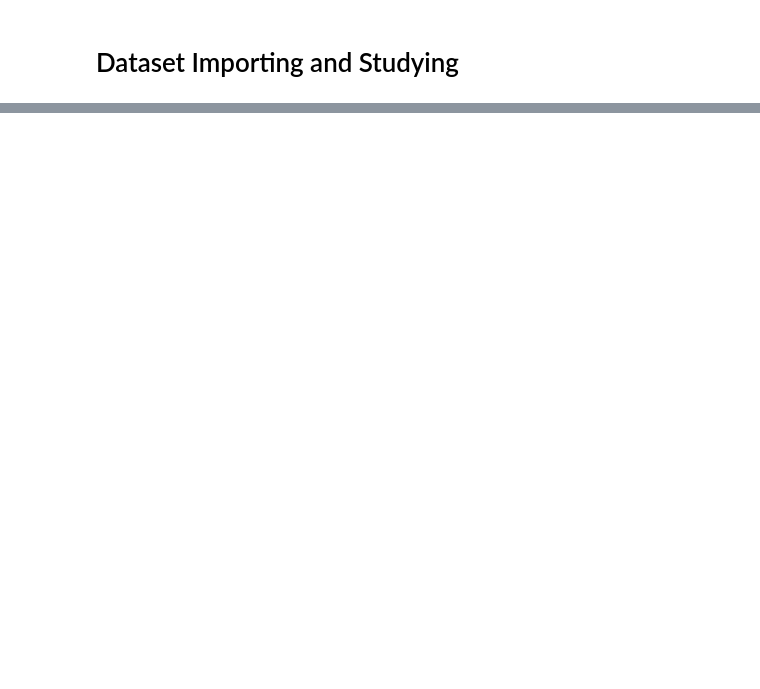
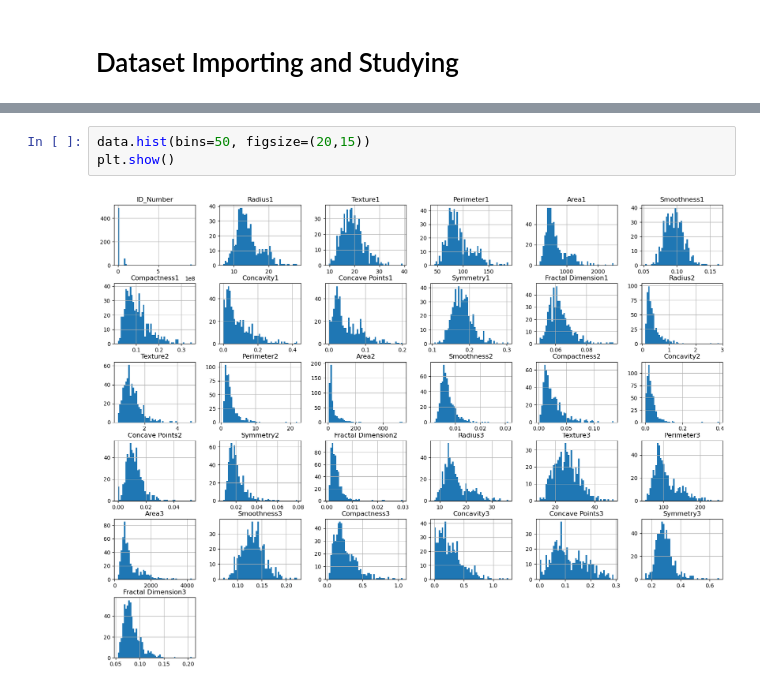
Before and after one commit to Zein2002/F20BC-Coursework-1, a Jupyter notebook: ANN.ipynb, the cells around one changed output, grey strips where cells are left out. Drawn from its saved outputs; the diff is of its cells as text; blank space fills up the shorter version.

```diff
--- a/ANN.ipynb
+++ b/ANN.ipynb
@@ -19,0 +59,5 @@ data.head()
+# %%
+data.hist(bins=50, figsize=(20,15))
+plt.show()
+# %% [output]
+[figure, added]
```
Also changed, not shown: parts of 15 cells of this notebook, 1 other file.
